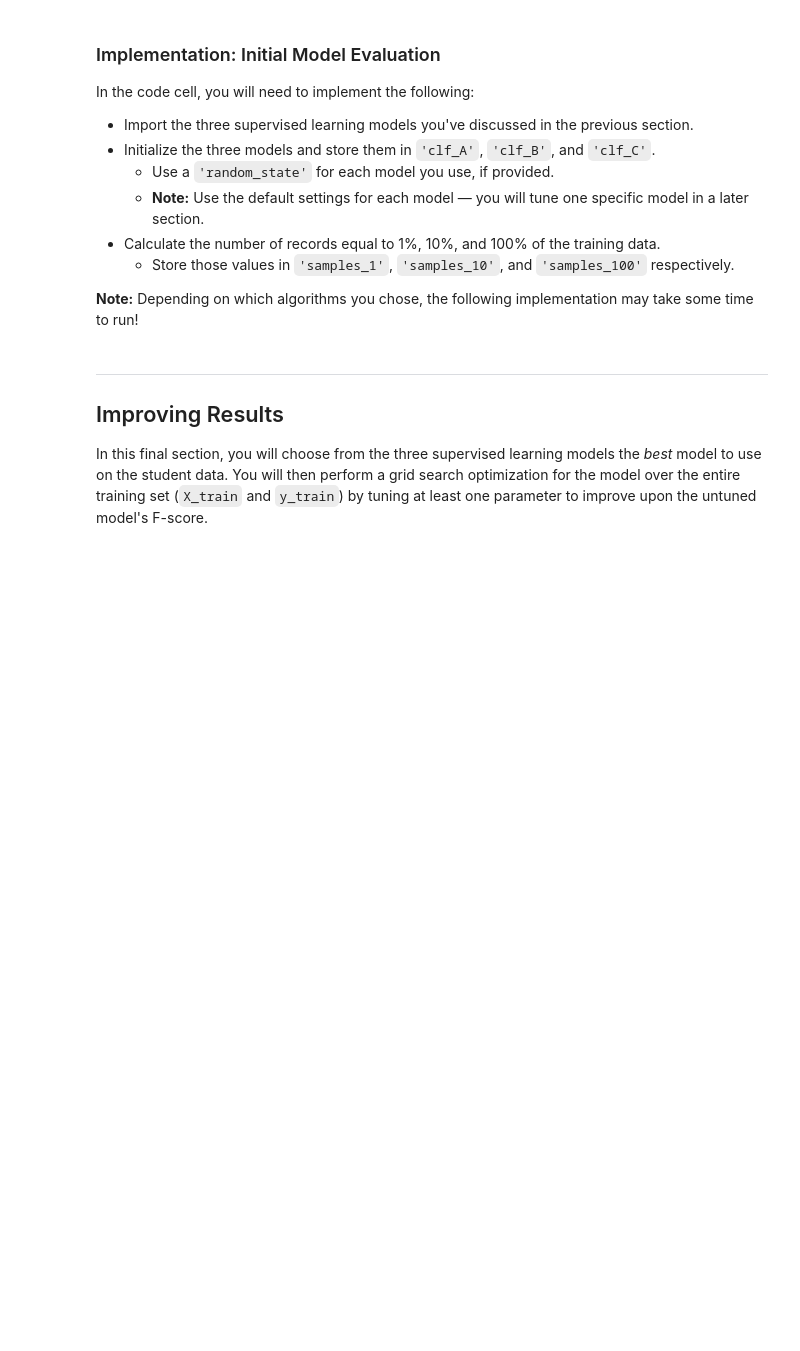
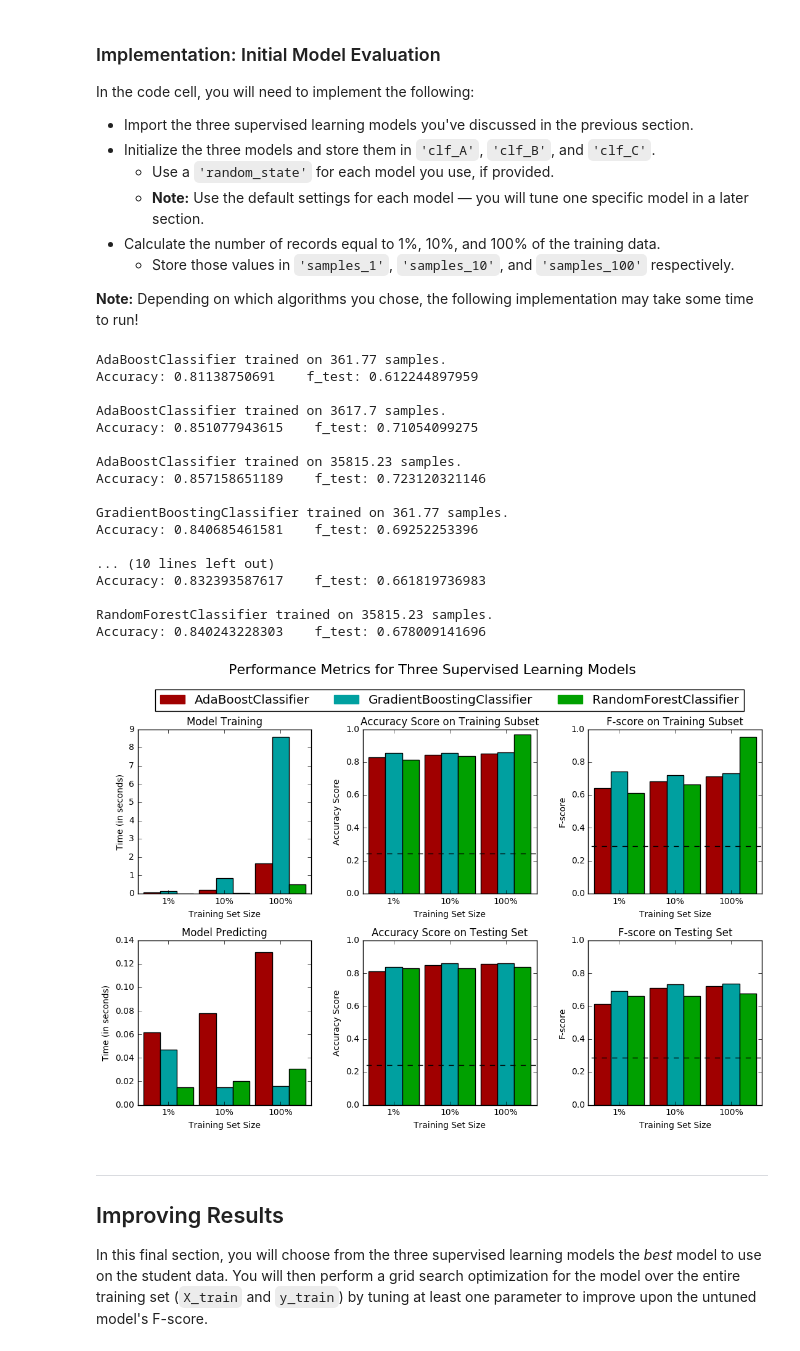
Before and after one commit to krapes/Udacity-Machine-Learning-Projects, a Jupyter notebook: projects/finding_donors/finding_donors.ipynb, the cells around one changed output. Drawn from its saved outputs; the diff is of its cells as text; code cells hidden in the pictures; blank space fills up the shorter version.

```diff
--- a/projects/finding_donors/finding_donors.ipynb
+++ b/projects/finding_donors/finding_donors.ipynb
@@ -219,13 +223,14 @@ Looking at the distribution of classes (those who make at most \$50,000, and tho
 **Note:** You must use the code cell below and assign your results to `'accuracy'` and `'fscore'` to be used later.
 # %%
 # TODO: Calculate accuracy
-naive_pred =
+naive_pred = y_test.apply(lambda x:1)
+#display(naive_pred.head)
 from sklearn.metrics import accuracy_score
-accuracy =
+accuracy = accuracy_score(y_test,naive_pred)
 
 # TODO: Calculate F-score using the formula above for beta = 0.5
 from sklearn.metrics import fbeta_score
-fscore = fbeta_score()
+fscore = fbeta_score(y_test, naive_pred,0.5)
 
 # Print the results
 print "Naive Predictor: [Accuracy score: {:.4f}, F-score: {:.4f}]".format(accuracy, fscore)
@@ -324,27 +351,56 @@ In the code cell, you will need to implement the following:
 # %%
 # TODO: Import the three supervised learning models from sklearn
 
 # TODO: Initialize the three models
-clf_A = None
-clf_B = None
-clf_C = None
+from sklearn.tree import DecisionTreeClassifier
+from sklearn.neighbors import KNeighborsClassifier
+from sklearn.naive_bayes import GaussianNB
+from sklearn.svm import SVC
+from sklearn.linear_model import SGDClassifier
+from sklearn.ensemble import GradientBoostingClassifier
+from sklearn.ensemble import AdaBoostClassifier
+from sklearn.ensemble import BaggingClassifier
+from sklearn.ensemble import RandomForestClassifier
+clf_A = AdaBoostClassifier()
+clf_B = GradientBoostingClassifier()
+clf_C = RandomForestClassifier()
+
 
 # TODO: Calculate the number of samples for 1%, 10%, and 100% of the training data
-samples_1 = None
-samples_10 = None
-samples_100 = None
+samples_1 = .01
+samples_10 = .1
+samples_100 = .99
 
 # Collect results on the learners
 results = {}
 for clf in [clf_A, clf_B, clf_C]:
     clf_name = clf.__class__.__name__
     results[clf_name] = {}
     for i, samples in enumerate([samples_1, samples_10, samples_100]):
         results[clf_name][i] = \
         train_predict(clf, samples, X_train, y_train, X_test, y_test)
 
 # Run metrics visualization for the three supervised learning models chosen
 vs.evaluate(results, accuracy, fscore)
+# %% [output]
+AdaBoostClassifier trained on 361.77 samples.
+Accuracy: 0.81138750691    f_test: 0.612244897959
+
+AdaBoostClassifier trained on 3617.7 samples.
+Accuracy: 0.851077943615    f_test: 0.71054099275
+
+AdaBoostClassifier trained on 35815.23 samples.
+Accuracy: 0.857158651189    f_test: 0.723120321146
+
+GradientBoostingClassifier trained on 361.77 samples.
+Accuracy: 0.840685461581    f_test: 0.69252253396
+
+... (10 lines left out)
+Accuracy: 0.832393587617    f_test: 0.661819736983
+
+RandomForestClassifier trained on 35815.23 samples.
+Accuracy: 0.840243228303    f_test: 0.678009141696
+[figure, added]
 # %% [markdown]
 ----
 ## Improving Results
```
Also changed, not shown: parts of 8 cells of this notebook.
